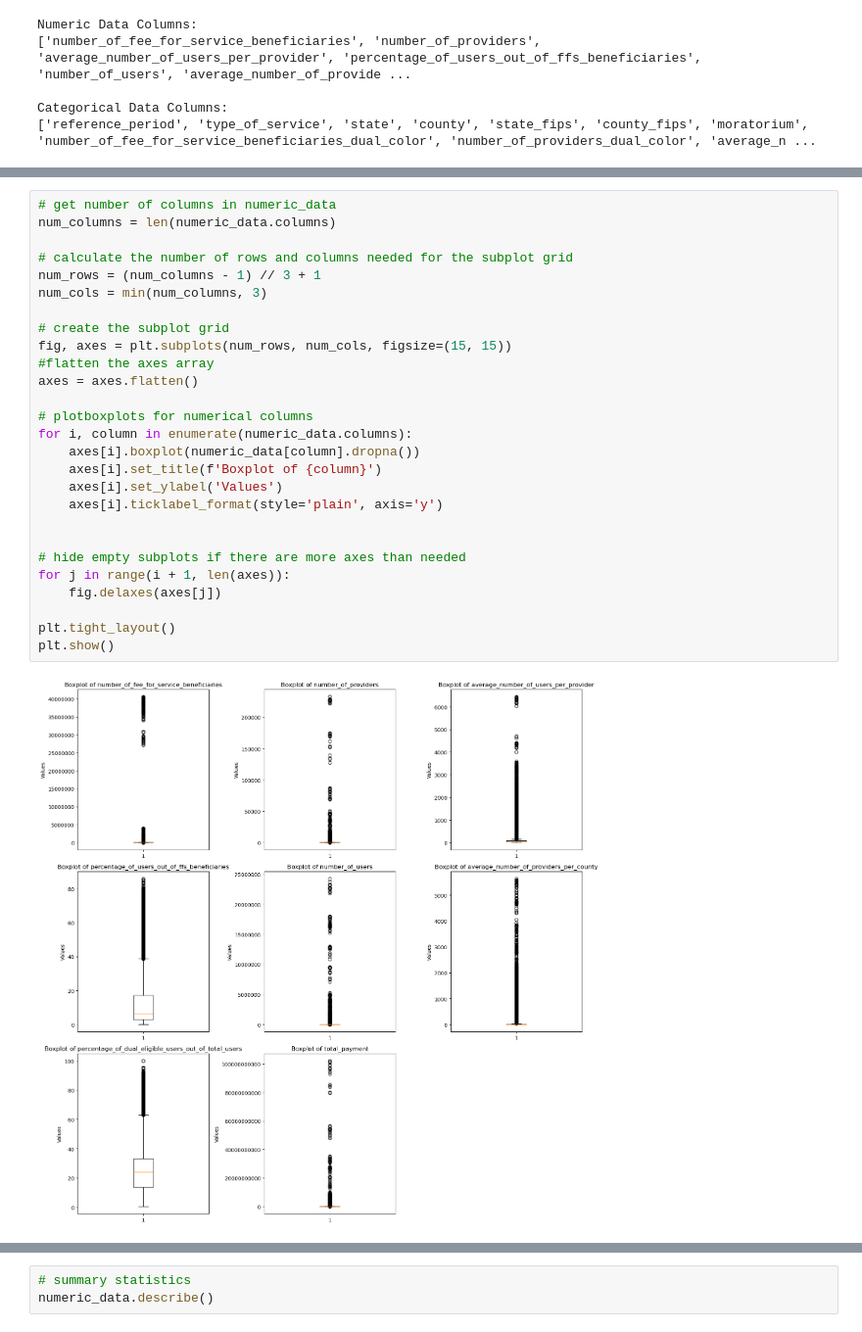
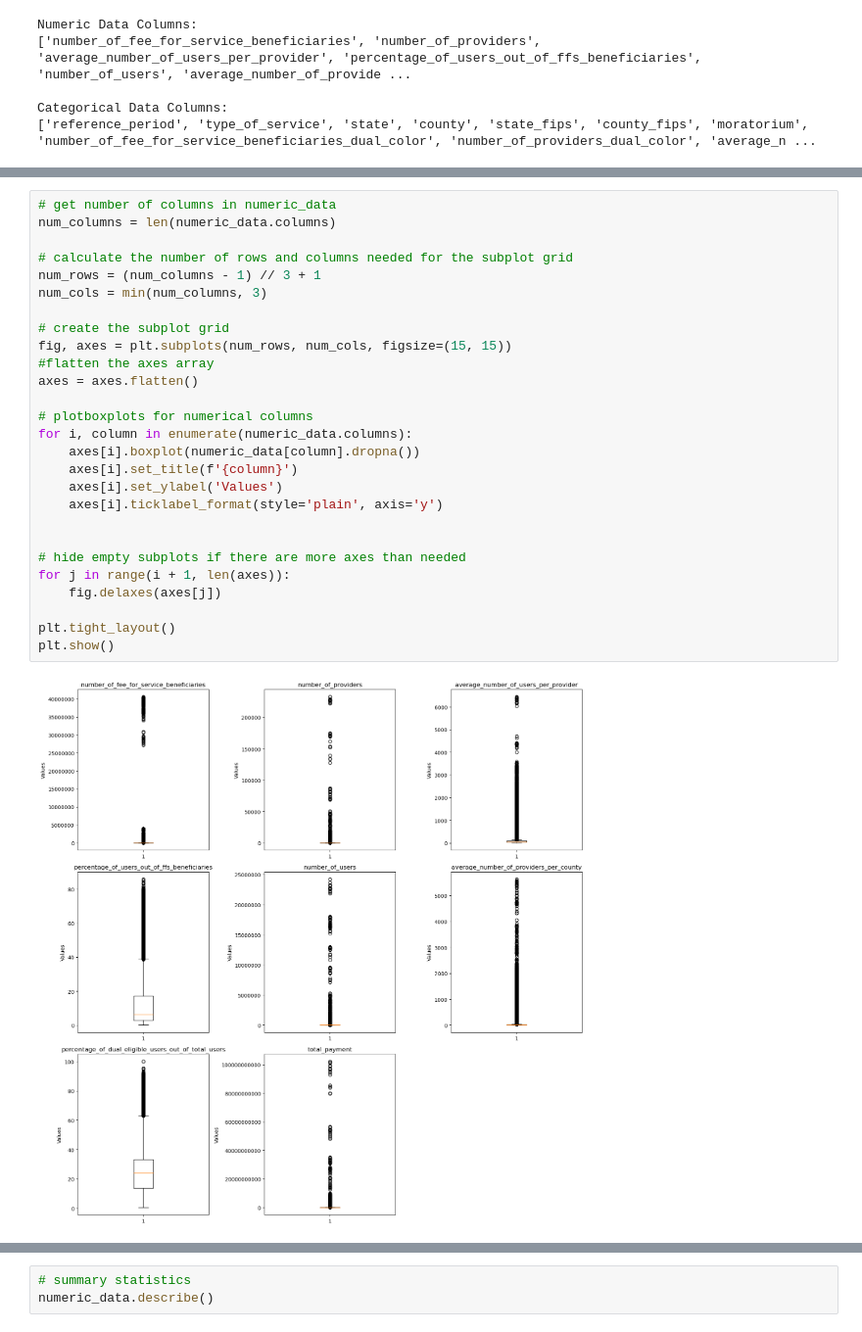
Before and after one commit to samantharivas/healthcare-market-saturation-fraud, a Jupyter notebook: Preprocessing.ipynb, the cells around one changed output, grey strips where cells are left out. Shown at 98% size. Cells and saved outputs as stored; diff of their text form.

```diff
--- a/Preprocessing.ipynb
+++ b/Preprocessing.ipynb
@@ -693,29 +746,29 @@ Categorical Data Columns:
 # %%
 # get number of columns in numeric_data
 num_columns = len(numeric_data.columns)
 
 # calculate the number of rows and columns needed for the subplot grid
 num_rows = (num_columns - 1) // 3 + 1
 num_cols = min(num_columns, 3)
 
 # create the subplot grid
 fig, axes = plt.subplots(num_rows, num_cols, figsize=(15, 15))
 #flatten the axes array
 axes = axes.flatten()
 
 # plotboxplots for numerical columns
 for i, column in enumerate(numeric_data.columns):
     axes[i].boxplot(numeric_data[column].dropna())
-    axes[i].set_title(f'Boxplot of {column}')
+    axes[i].set_title(f'{column}')
     axes[i].set_ylabel('Values')
     axes[i].ticklabel_format(style='plain', axis='y')
 
 
 # hide empty subplots if there are more axes than needed
 for j in range(i + 1, len(axes)):
     fig.delaxes(axes[j])
 
 plt.tight_layout()
 plt.show()
 # %% [output]
-[figure, old version]
+[figure, new version]
```
Also changed, not shown: parts of 113 cells of this notebook, 9 other files.
